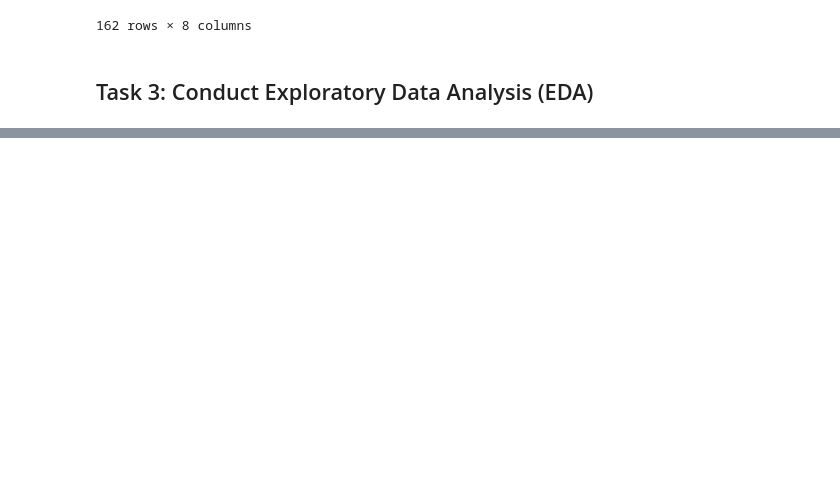
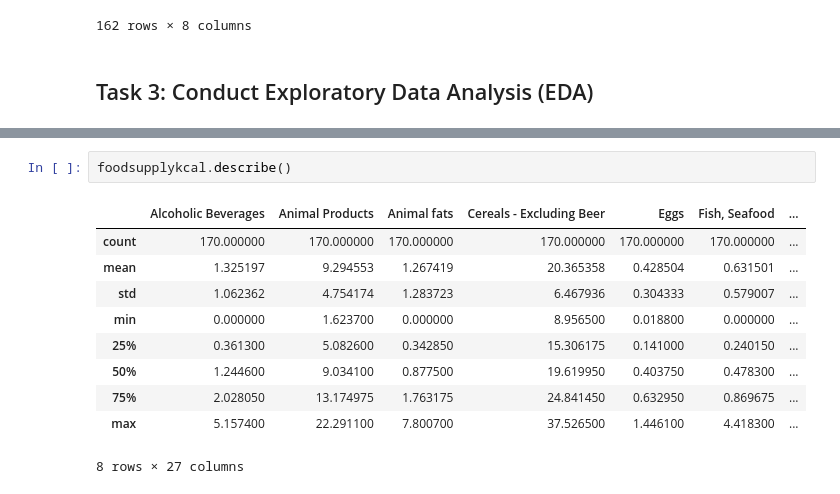
Before and after one commit to data301-2021-summer2/project-group28-project, a Jupyter notebook: analysis/YuenYee/Milestone2.ipynb, the cells around one changed output, grey strips where cells are left out. Saved outputs shown, nothing was run; the diff lists cells and outputs as text; blank space fills up the shorter version.

```diff
--- a/analysis/YuenYee/Milestone2.ipynb
+++ b/analysis/YuenYee/Milestone2.ipynb
@@ -337,0 +375,13 @@ Notes to self:
+# %%
+foodsupplykcal.describe()
+# %% [output]
+|  | Alcoholic Beverages | Animal Products | Animal fats | Cereals - Excluding Beer | Eggs | Fish, Seafood | ... |
+| count | 170.000000 | 170.000000 | 170.000000 | 170.000000 | 170.000000 | 170.000000 | ... |
+| mean | 1.325197 | 9.294553 | 1.267419 | 20.365358 | 0.428504 | 0.631501 | ... |
+| std | 1.062362 | 4.754174 | 1.283723 | 6.467936 | 0.304333 | 0.579007 | ... |
+| min | 0.000000 | 1.623700 | 0.000000 | 8.956500 | 0.018800 | 0.000000 | ... |
+| 25% | 0.361300 | 5.082600 | 0.342850 | 15.306175 | 0.141000 | 0.240150 | ... |
+| 50% | 1.244600 | 9.034100 | 0.877500 | 19.619950 | 0.403750 | 0.478300 | ... |
+| 75% | 2.028050 | 13.174975 | 1.763175 | 24.841450 | 0.632950 | 0.869675 | ... |
+| max | 5.157400 | 22.291100 | 7.800700 | 37.526500 | 1.446100 | 4.418300 | ... |
+8 rows × 27 columns
```
Also changed, not shown: parts of 13 cells of this notebook.
